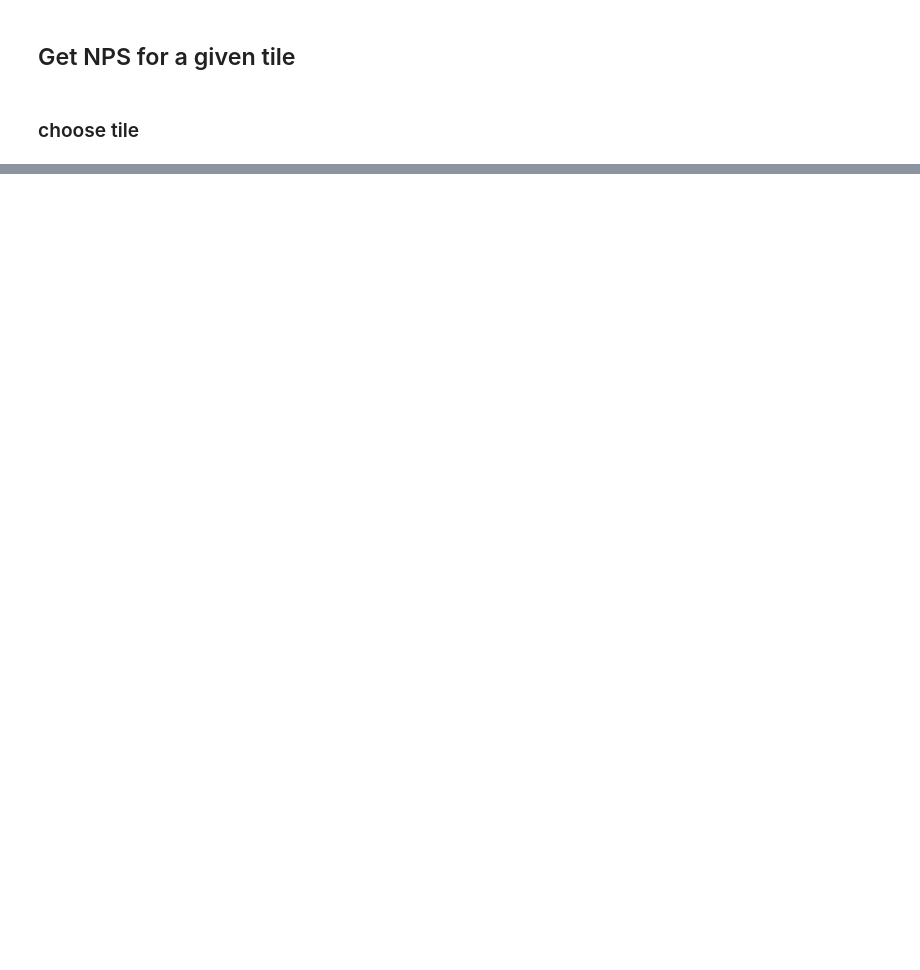
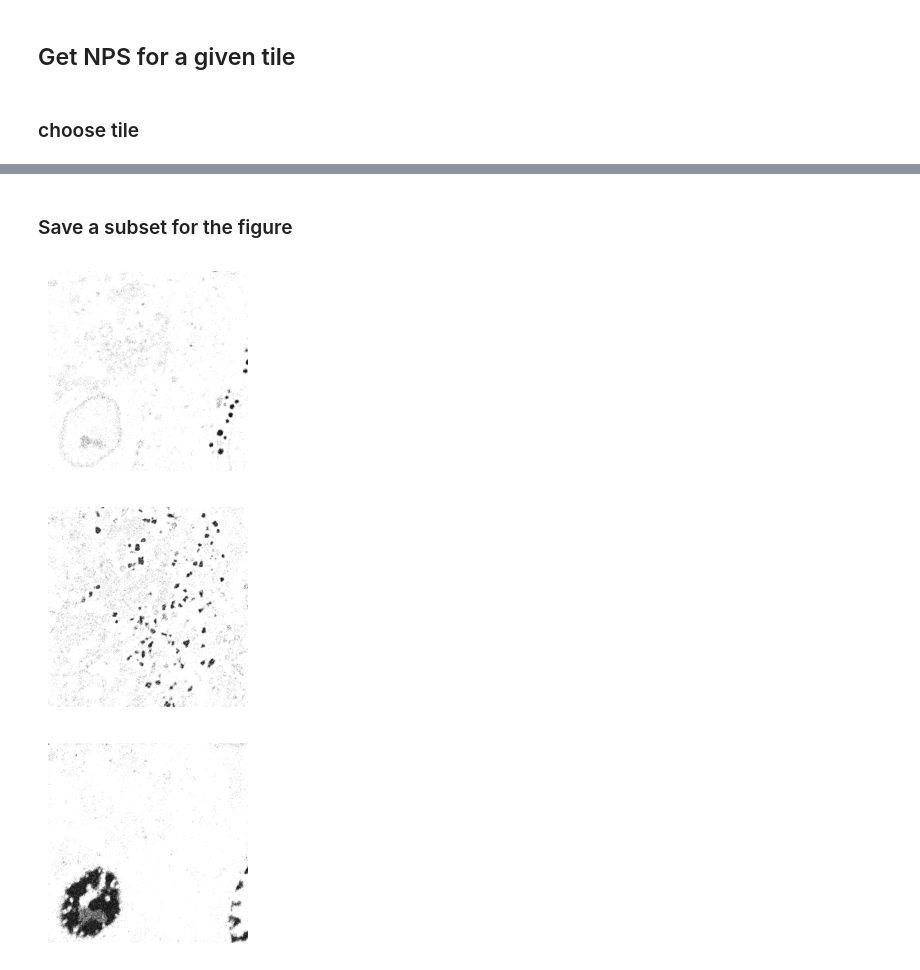
Before and after one commit to amjams/Identify, a Jupyter notebook: scripts/data_visualization/Figure_1.ipynb, the cells around one changed output, grey strips where cells are left out. Saved outputs shown, nothing was run; the diff lists cells and outputs as text; code cells hidden in the pictures; blank space fills up the shorter version.

```diff
--- a/scripts/data_visualization/Figure_1.ipynb
+++ b/scripts/data_visualization/Figure_1.ipynb
@@ -41,0 +69,17 @@ for idx,element in enumerate([4,25,28]):
+# %% [markdown]
+### Save a subset for the figure
+# %%
+selected = [1,3,4]
+for idx in selected:
+    f,ax = plt.subplots(figsize=(2,2))
+    plt.subplots_adjust(top = 1, bottom = 0, right = 1, left = 0, hspace = 0, wspace = 0)
+    img = abundance_maps[idx,:,:]
+    ax.imshow(img,cmap='gray_r')
+    plt.margins(0,0)
+    plt.axis('off')
+
+    plt.savefig('../../secondary_data/Figure_1_abundanceMap%02d.png' % idx,dpi=300) #,bbox_inches='tight')
+# %% [output]
+[figure, added]
+[figure, added]
+[figure, added]
```
Also changed, not shown: parts of 5 cells of this notebook, 6 other files.
